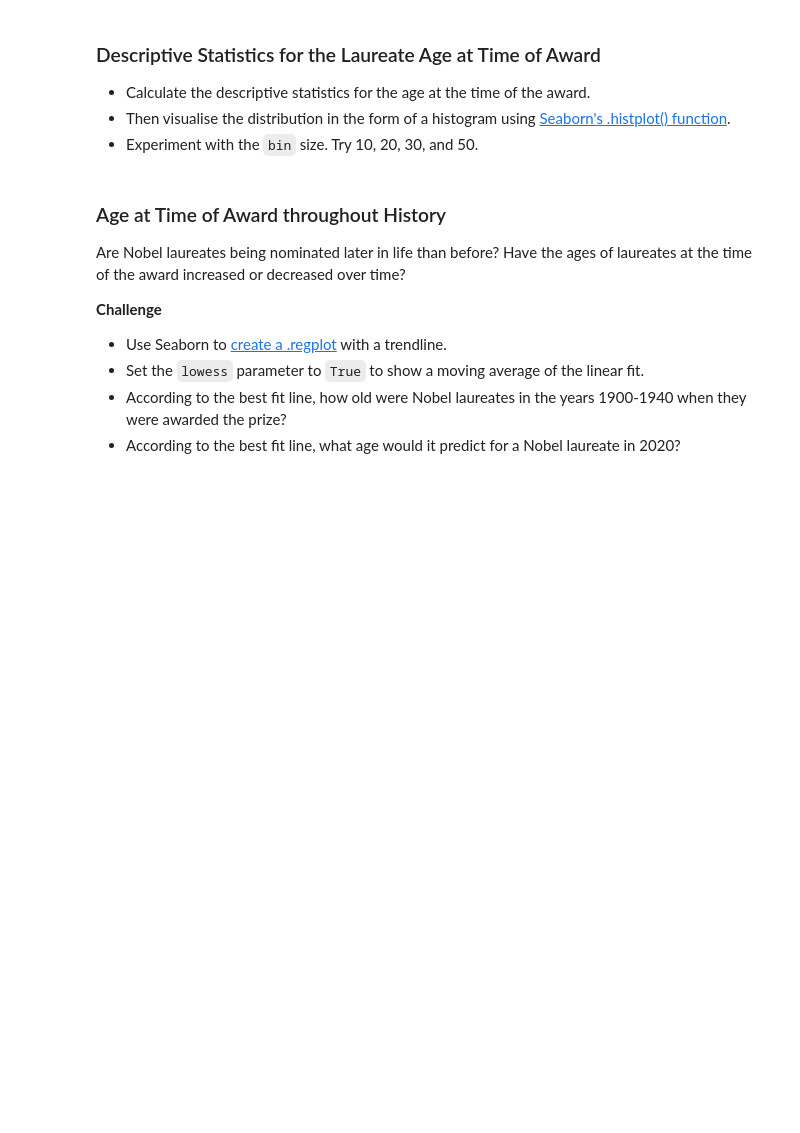
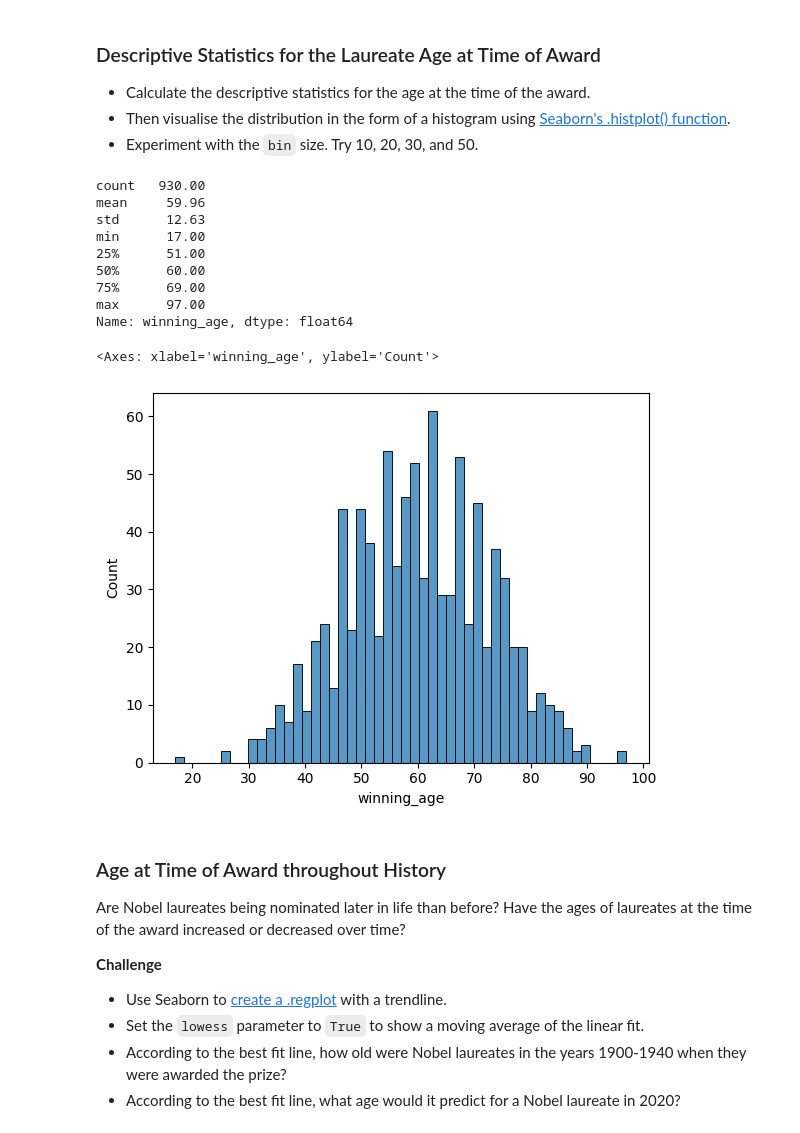
Before and after one commit to J-Bills/day_79, a Jupyter notebook: Nobel+Prize+Analysis+Start/Nobel_Prize_Analysis_(start).ipynb, the cells around one changed output. Saved outputs shown, nothing was run; the diff lists cells and outputs as text; code cells hidden in the pictures; blank space fills up the shorter version.

```diff
--- a/Nobel+Prize+Analysis+Start/Nobel_Prize_Analysis_(start).ipynb
+++ b/Nobel+Prize+Analysis+Start/Nobel_Prize_Analysis_(start).ipynb
@@ -991,6 +991,21 @@ sns.histplot(bd_df, x='year', y='winning_age',bins=60 )
 * Calculate the descriptive statistics for the age at the time of the award.
 * Then visualise the distribution in the form of a histogram using [Seaborn's .histplot() function](https://seaborn.pydata.org/generated/seaborn.histplot.html).
 * Experiment with the `bin` size. Try 10, 20, 30, and 50.
+# %%
+print(bd_df['winning_age'].describe())
+sns.histplot(bd_df, x='winning_age',bins=50)
+# %% [output]
+count   930.00
+mean     59.96
+std      12.63
+min      17.00
+25%      51.00
+50%      60.00
+75%      69.00
+max      97.00
+Name: winning_age, dtype: float64
+<Axes: xlabel='winning_age', ylabel='Count'>
+[figure, added]
 # %% [markdown]
 ### Age at Time of Award throughout History
 
```
Also changed, not shown: parts of 3 cells of this notebook.
